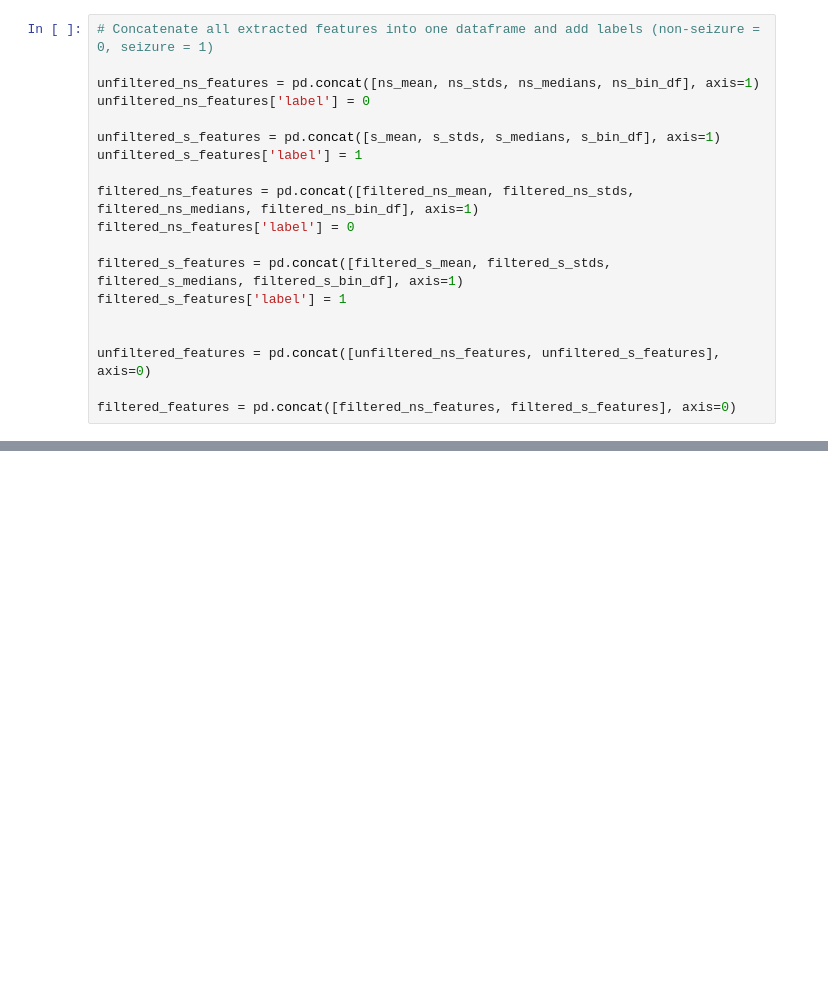
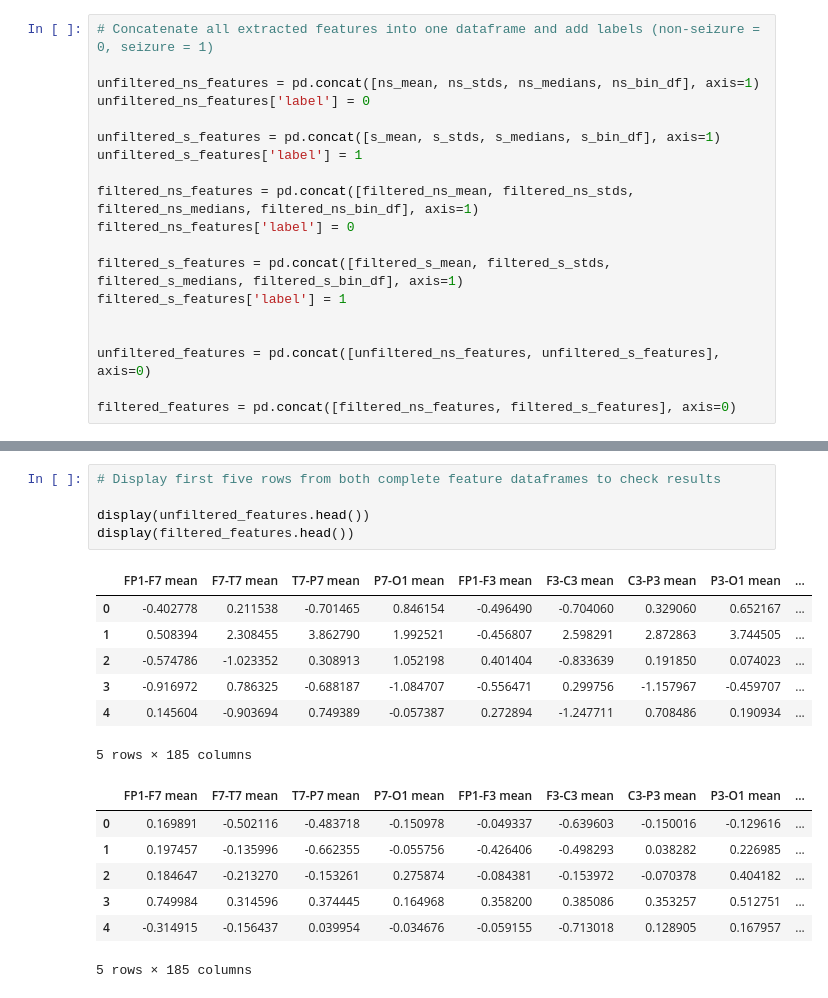
Before and after one commit to Juoksuorava/Biosignal-Analytics-2022, a Jupyter notebook: EEG_seizure_exercise.ipynb, the cells around one changed output, grey strips where cells are left out. Drawn from its saved outputs; the diff is of its cells as text; blank space fills up the shorter version.

```diff
--- a/EEG_seizure_exercise.ipynb
+++ b/EEG_seizure_exercise.ipynb
@@ -304,0 +288,20 @@ display(filtered_features)
+# %%
+# Display first five rows from both complete feature dataframes to check results
+
+display(unfiltered_features.head())
+display(filtered_features.head())
+# %% [output]
+|  | FP1-F7 mean | F7-T7 mean | T7-P7 mean | P7-O1 mean | FP1-F3 mean | F3-C3 mean | C3-P3 mean | P3-O1 mean | ... |
+| 0 | -0.402778 | 0.211538 | -0.701465 | 0.846154 | -0.496490 | -0.704060 | 0.329060 | 0.652167 | ... |
+| 1 | 0.508394 | 2.308455 | 3.862790 | 1.992521 | -0.456807 | 2.598291 | 2.872863 | 3.744505 | ... |
+| 2 | -0.574786 | -1.023352 | 0.308913 | 1.052198 | 0.401404 | -0.833639 | 0.191850 | 0.074023 | ... |
+| 3 | -0.916972 | 0.786325 | -0.688187 | -1.084707 | -0.556471 | 0.299756 | -1.157967 | -0.459707 | ... |
+| 4 | 0.145604 | -0.903694 | 0.749389 | -0.057387 | 0.272894 | -1.247711 | 0.708486 | 0.190934 | ... |
+5 rows × 185 columns
+|  | FP1-F7 mean | F7-T7 mean | T7-P7 mean | P7-O1 mean | FP1-F3 mean | F3-C3 mean | C3-P3 mean | P3-O1 mean | ... |
+| 0 | 0.169891 | -0.502116 | -0.483718 | -0.150978 | -0.049337 | -0.639603 | -0.150016 | -0.129616 | ... |
+| 1 | 0.197457 | -0.135996 | -0.662355 | -0.055756 | -0.426406 | -0.498293 | 0.038282 | 0.226985 | ... |
+| 2 | 0.184647 | -0.213270 | -0.153261 | 0.275874 | -0.084381 | -0.153972 | -0.070378 | 0.404182 | ... |
+| 3 | 0.749984 | 0.314596 | 0.374445 | 0.164968 | 0.358200 | 0.385086 | 0.353257 | 0.512751 | ... |
+| 4 | -0.314915 | -0.156437 | 0.039954 | -0.034676 | -0.059155 | -0.713018 | 0.128905 | 0.167957 | ... |
+5 rows × 185 columns
```
Also changed, not shown: parts of 7 cells of this notebook.
